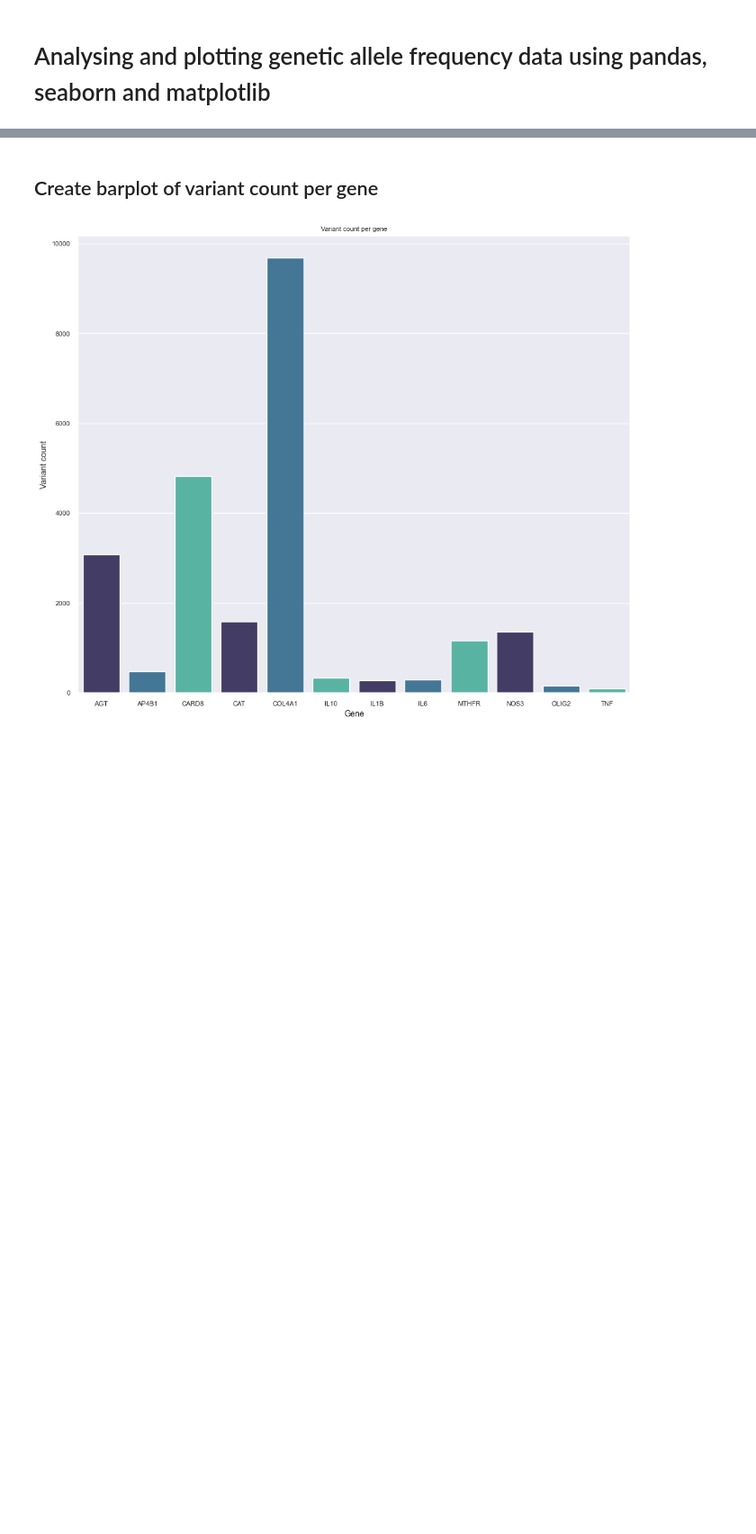
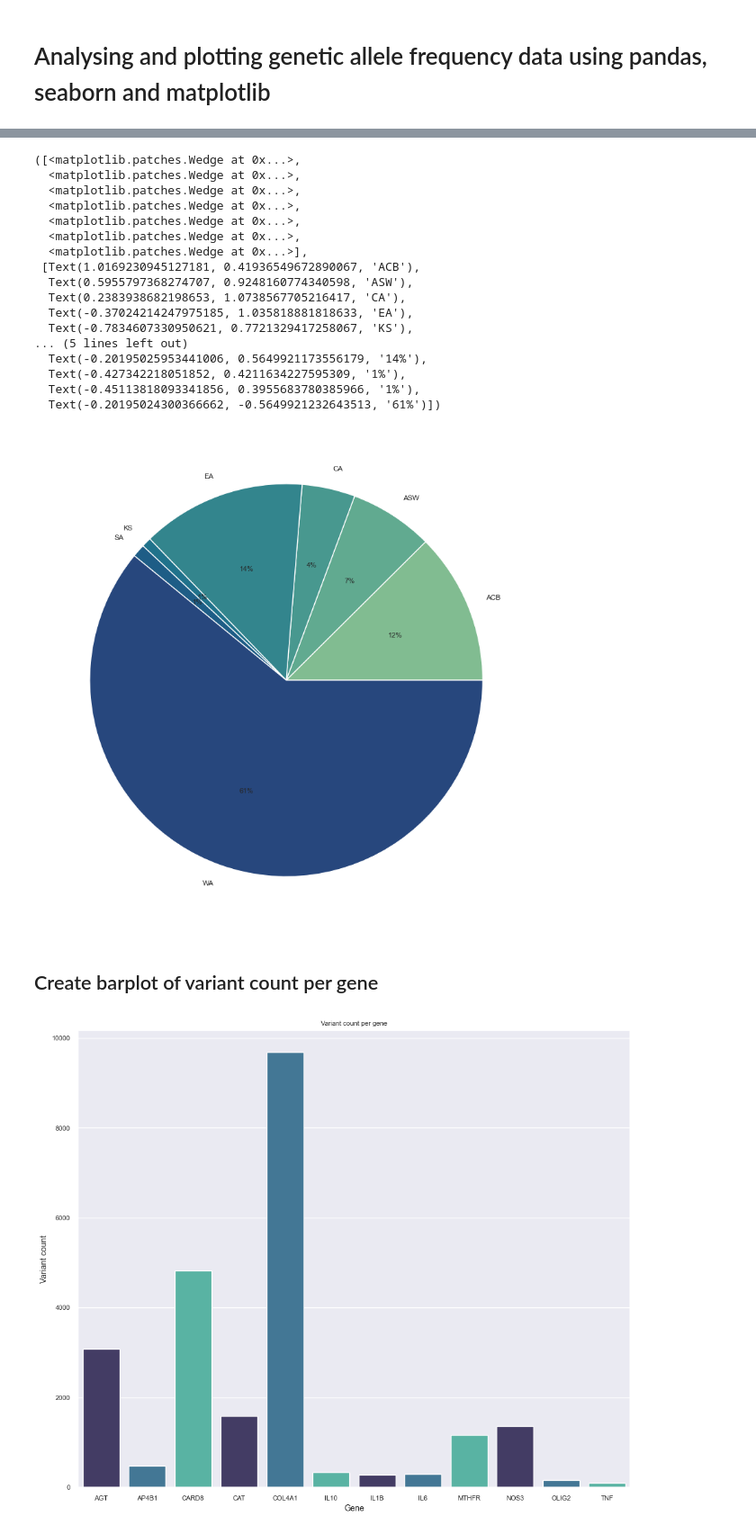
Before and after one commit to MeganHolborn/Genomics_allele-frequency-and-effect_data-analysis, a Jupyter notebook: Plots/plots.ipynb, the cells around one changed output, grey strips where cells are left out. Shown at 90% size. Saved outputs shown, nothing was run; the diff lists cells and outputs as text; code cells hidden in the pictures; blank space fills up the shorter version.

```diff
--- a/Plots/plots.ipynb
+++ b/Plots/plots.ipynb
@@ -37,0 +108,6 @@ plt.rc('figure', titlesize=BIGGER_font)  # fontsize of the figure title
+# %%
+# Group sample data by regional classification
+grouped_regions = pd.DataFrame(sample_info_df)
+grouped_regions["regional_classification"] = grouped_regions["SUB"].map(regional_classification)
+grouped_regions = grouped_regions[["regional_classification","sample_name"]].groupby("regional_classification").count().reset_index()
+grouped_regions
@@ -38,3 +123,26 @@ plt.rc('figure', titlesize=BIGGER_font)  # fontsize of the figure title
+# %%
+# Create pie chart of sample count per region
+custom_palette = sns.color_palette("crest", 7)
+plt.pie(data=grouped_regions, x="sample_name", labels="regional_classification", colors=custom_palette, autopct='%.0f%%')
+# %% [output]
+([<matplotlib.patches.Wedge at 0x...>,
+  <matplotlib.patches.Wedge at 0x...>,
+  <matplotlib.patches.Wedge at 0x...>,
+  <matplotlib.patches.Wedge at 0x...>,
+  <matplotlib.patches.Wedge at 0x...>,
+  <matplotlib.patches.Wedge at 0x...>,
+  <matplotlib.patches.Wedge at 0x...>],
+ [Text(1.0169230945127181, 0.41936549672890067, 'ACB'),
+  Text(0.5955797368274707, 0.9248160774340598, 'ASW'),
+  Text(0.2383938682198653, 1.0738567705216417, 'CA'),
+  Text(-0.37024214247975185, 1.035818881818633, 'EA'),
+  Text(-0.7834607330950621, 0.7721329417258067, 'KS'),
+... (5 lines left out)
+  Text(-0.20195025953441006, 0.5649921173556179, '14%'),
+  Text(-0.427342218051852, 0.4211634227595309, '1%'),
+  Text(-0.45113818093341856, 0.3955683780385966, '1%'),
+  Text(-0.20195024300366662, -0.5649921232643513, '61%')])
+[figure, added]
 # %% [markdown]
 ## Create barplot of variant count per gene
 # %%
```
Also changed, not shown: parts of 6 cells of this notebook.
